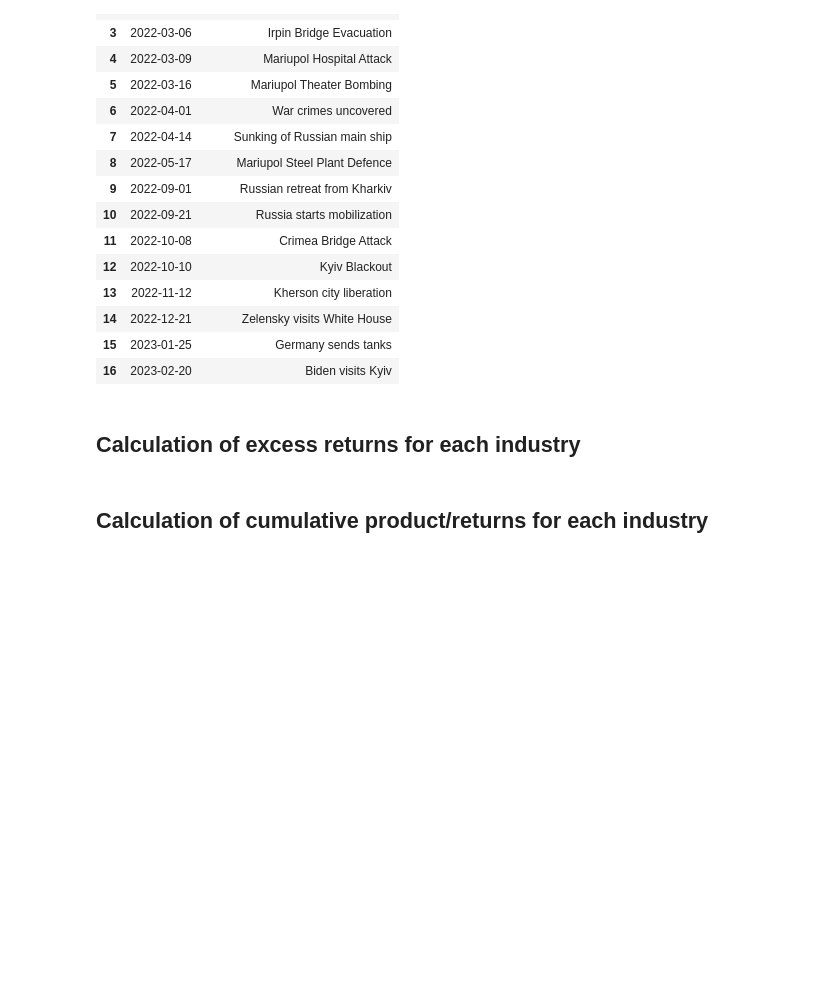
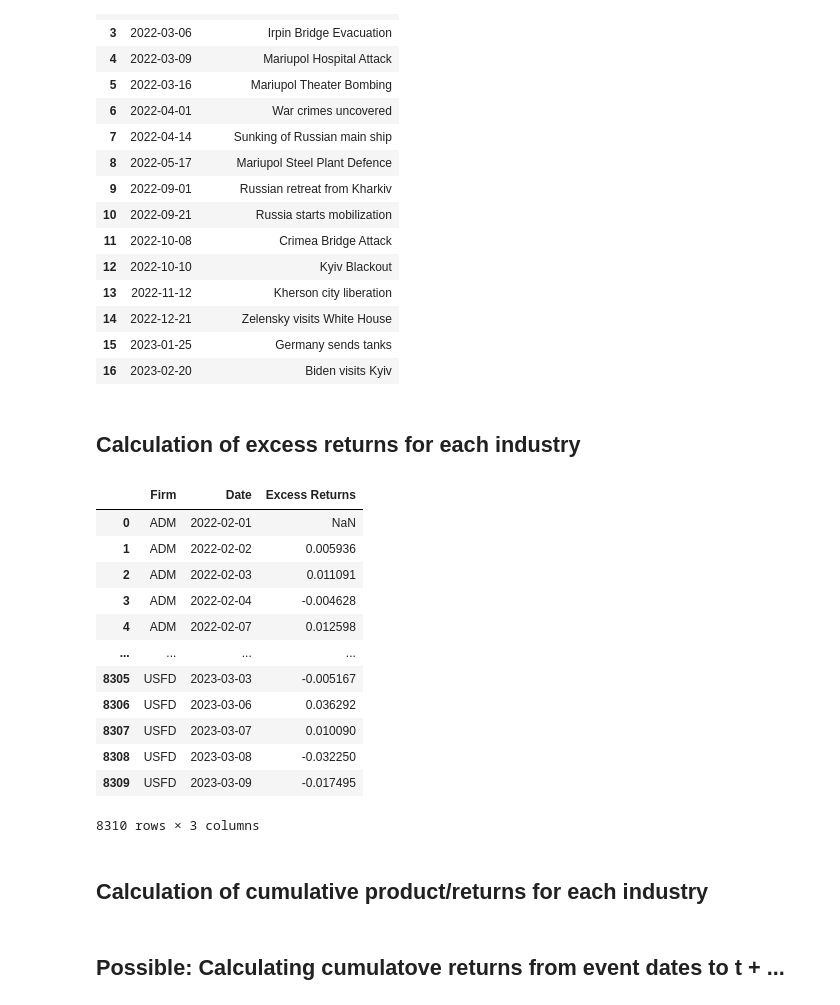
Before and after one commit to jum223/FrontToBack, a Jupyter notebook: Main1.ipynb, the cells around one changed output. Saved outputs shown, nothing was run; the diff lists cells and outputs as text; code cells hidden in the pictures; blank space fills up the shorter version.

```diff
--- a/Main1.ipynb
+++ b/Main1.ipynb
@@ -165,7 +165,22 @@ trans_excess_returns = trans_excess_returns.rename(columns={'Daily Returns': 'Ex
 # %%
 food_excess_returns = food_prices.groupby(['Firm', 'Date'])['Daily Returns'].mean() - market_ret.set_index('Date')['Daily Returns']
 food_excess_returns = food_excess_returns.reset_index()
 food_excess_returns = food_excess_returns.rename(columns={'Daily Returns': 'Excess Returns'})
+food_excess_returns
+# %% [output]
+|  | Firm | Date | Excess Returns |
+| 0 | ADM | 2022-02-01 | NaN |
+| 1 | ADM | 2022-02-02 | 0.005936 |
+| 2 | ADM | 2022-02-03 | 0.011091 |
+| 3 | ADM | 2022-02-04 | -0.004628 |
+| 4 | ADM | 2022-02-07 | 0.012598 |
+| ... | ... | ... | ... |
+| 8305 | USFD | 2023-03-03 | -0.005167 |
+| 8306 | USFD | 2023-03-06 | 0.036292 |
+| 8307 | USFD | 2023-03-07 | 0.010090 |
+| 8308 | USFD | 2023-03-08 | -0.032250 |
+| 8309 | USFD | 2023-03-09 | -0.017495 |
+8310 rows × 3 columns
 # %% [markdown]
 ## Calculation of cumulative product/returns for each industry
 # %%
@@ -183,2 +201,4 @@ datasets = [metal_cum, energy_cum, micro_cum, trans_cum, food_cum]
+# %% [markdown]
+## Possible: Calculating cumulatove returns from event dates to t + ...
 # %%
 def get_cumulative_return(date, metal_cum):
```
Also changed, not shown: parts of 10 cells of this notebook.
